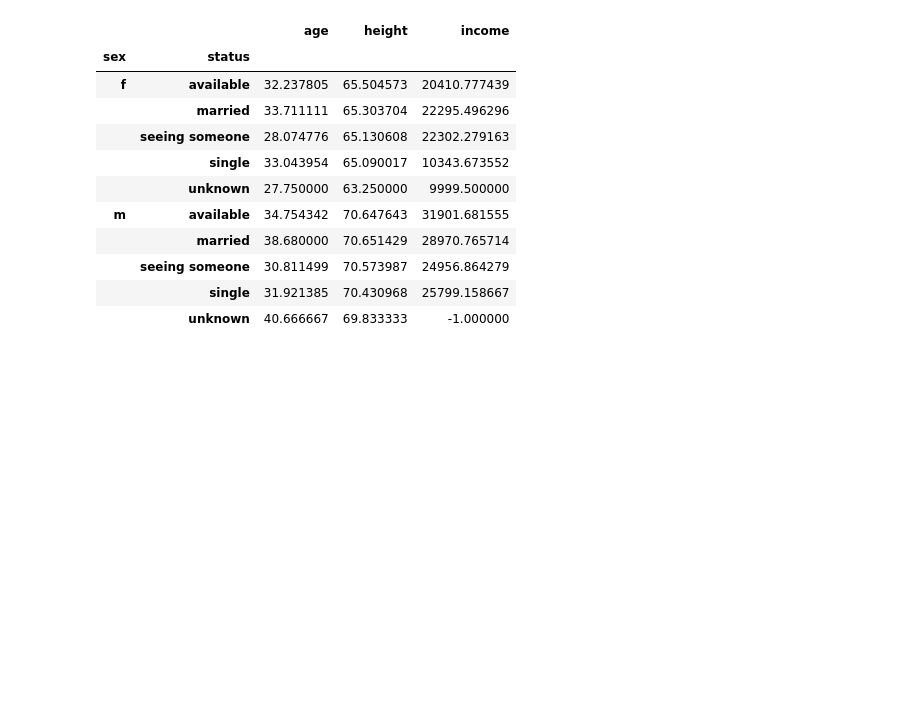
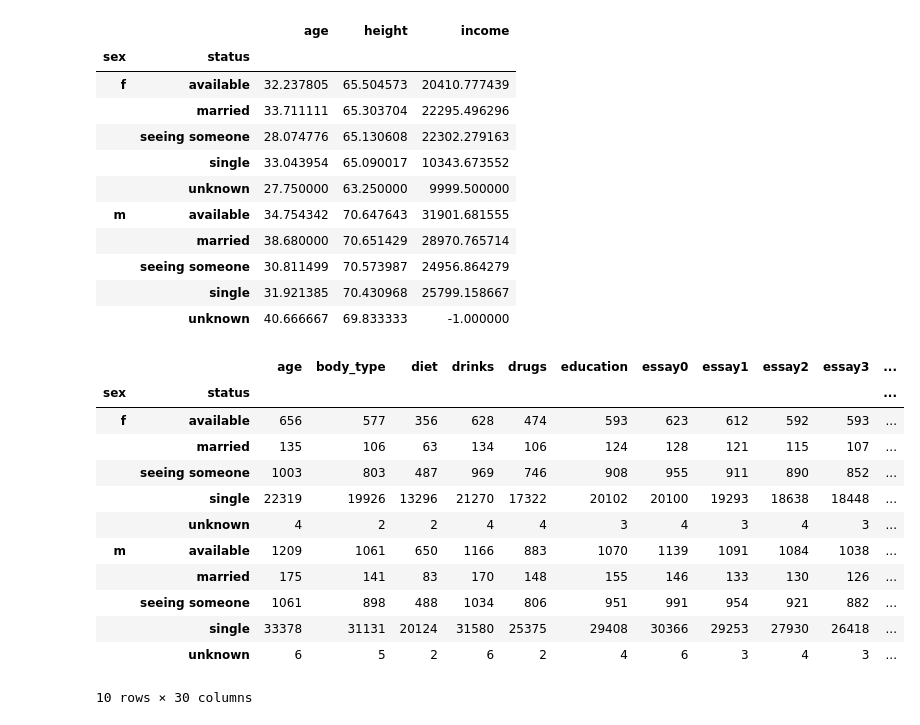
Before and after one commit to brianellis1997/DateAScientist, a Jupyter notebook: date-a-scientist.ipynb, the cells around one changed output. Cells and saved outputs as stored; diff of their text form; code cells hidden in the pictures; blank space fills up the shorter version.

```diff
--- a/date-a-scientist.ipynb
+++ b/date-a-scientist.ipynb
@@ -402,3 +402,19 @@ profiles.groupby(['sex', 'status']).mean()
 |  | seeing someone | 30.811499 | 70.573987 | 24956.864279 |
 |  | single | 31.921385 | 70.430968 | 25799.158667 |
 |  | unknown | 40.666667 | 69.833333 | -1.000000 |
+# %%
+profiles.groupby(['sex', 'status']).count()
+# %% [output]
+|  |  | age | body_type | diet | drinks | drugs | education | essay0 | essay1 | essay2 | essay3 | ... |
+| sex | status |  |  |  |  |  |  |  |  |  |  | ... |
+| f | available | 656 | 577 | 356 | 628 | 474 | 593 | 623 | 612 | 592 | 593 | ... |
+|  | married | 135 | 106 | 63 | 134 | 106 | 124 | 128 | 121 | 115 | 107 | ... |
+|  | seeing someone | 1003 | 803 | 487 | 969 | 746 | 908 | 955 | 911 | 890 | 852 | ... |
+|  | single | 22319 | 19926 | 13296 | 21270 | 17322 | 20102 | 20100 | 19293 | 18638 | 18448 | ... |
+|  | unknown | 4 | 2 | 2 | 4 | 4 | 3 | 4 | 3 | 4 | 3 | ... |
+| m | available | 1209 | 1061 | 650 | 1166 | 883 | 1070 | 1139 | 1091 | 1084 | 1038 | ... |
+|  | married | 175 | 141 | 83 | 170 | 148 | 155 | 146 | 133 | 130 | 126 | ... |
+|  | seeing someone | 1061 | 898 | 488 | 1034 | 806 | 951 | 991 | 954 | 921 | 882 | ... |
+|  | single | 33378 | 31131 | 20124 | 31580 | 25375 | 29408 | 30366 | 29253 | 27930 | 26418 | ... |
+|  | unknown | 6 | 5 | 2 | 6 | 2 | 4 | 6 | 3 | 4 | 3 | ... |
+10 rows × 30 columns
```
Also changed, not shown: parts of 3 cells of this notebook.
